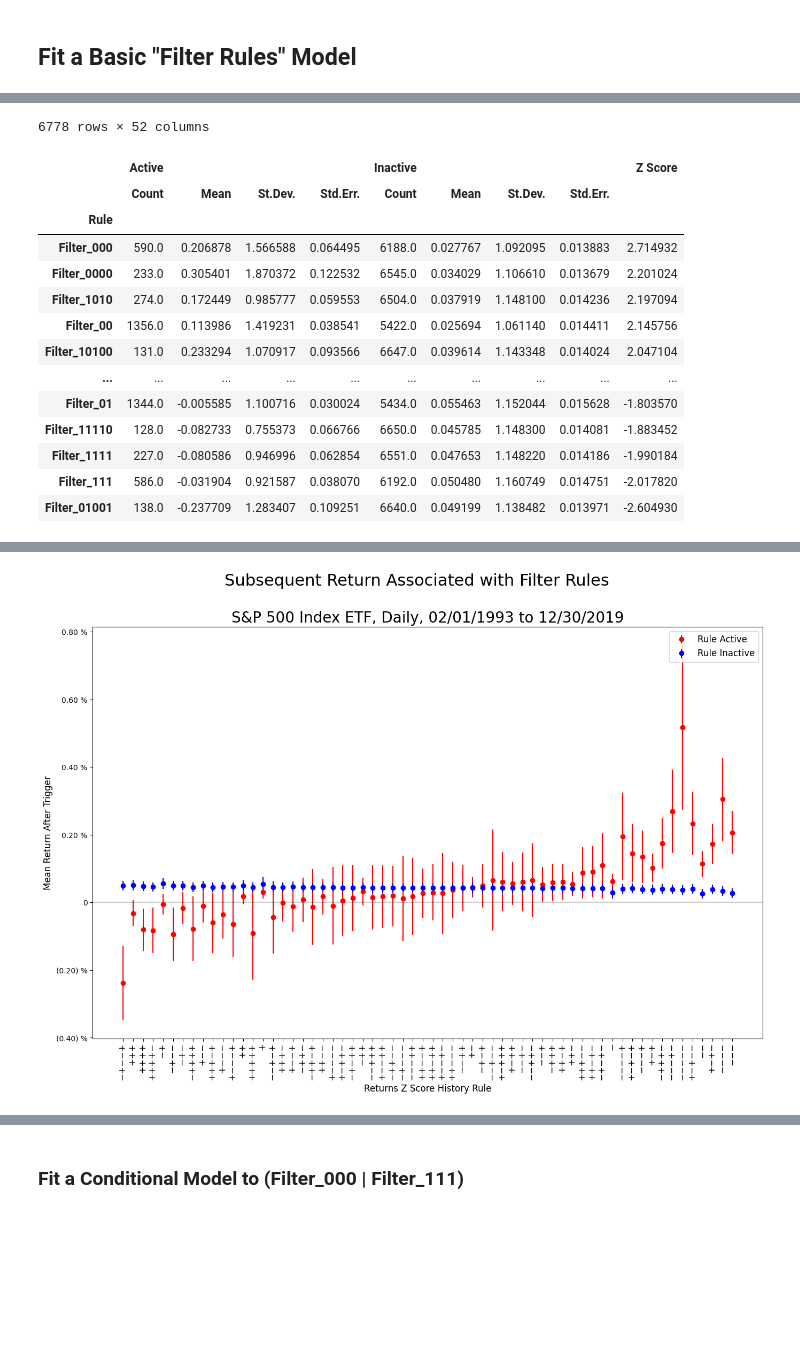
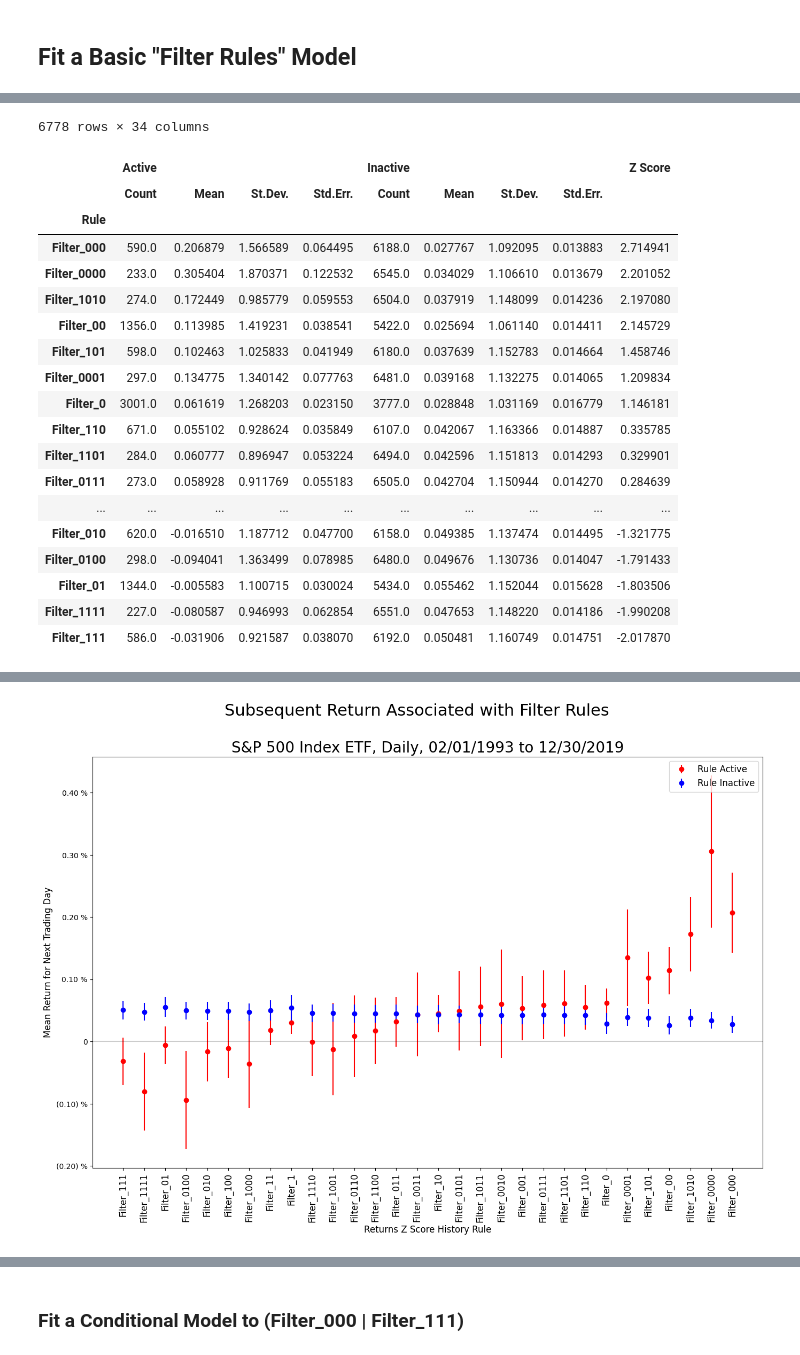
Before and after one commit to Farmhouse121/Financial-Data-Science-in-Python, a Jupyter notebook: Alphas/Filter_Rules.ipynb, the cells around one changed output, grey strips where cells are left out. Saved outputs shown, nothing was run; the diff lists cells and outputs as text; code cells hidden in the pictures; blank space fills up the shorter version.

```diff
--- a/Alphas/Filter_Rules.ipynb
+++ b/Alphas/Filter_Rules.ipynb
@@ -95,7 +100,7 @@ Covariance estimator: robust
 from itertools import product
 summary=pd.DataFrame({tuple(x):[] for x in product(['Active','Inactive'],['Mean','St.Dev.','Count','Std.Err.'])},index=pd.Series([],name='Filter'))
 # %%
-nprint("Creating filter rule indicators with order {:d} and offset {:f}.".format(forder:=5,foffset:=0.1))
+nprint("Creating filter rule indicators with order {:d} and offset {:f}.".format(forder:=4,foffset:=0.1))
 
 data['Direction']=data['Z Score'].apply(lambda x: one if x>foffset else -one if x<-foffset else zero)
 data.drop(data.columns[data.columns.str.contains('Filter')],axis=1,inplace=True)
@@ -136,8 +141,8 @@ display(summary.sort_values('Z Score',ascending=False))
 figure,plot=pl.subplots(figsize=(ten*GoldenRatio,ten))
 plot.errorbar(x:=summary.sort_values('Z Score').index,y:=summary.loc[x,('Active','Mean')],ye:=summary.loc[x,('Active','Std.Err.')],fmt='o',color='red',label='Rule Active')
 plot.errorbar(x,y:=summary.loc[x,('Inactive','Mean')],ye:=summary.loc[x,('Inactive','Std.Err.')],fmt='o',color='blue',label='Rule Inactive')
-plot.set_xticklabels(list(map(lambda x:x.replace('Filter_','').replace('0','$-$').replace('1','$+$'),x)),rotation=90,fontsize=12)
-plot.set_ylabel('Mean Return After Trigger',fontsize=12)
+plot.set_xticklabels(x,rotation=90,fontsize=12)
+plot.set_ylabel('Mean Return for Next Trading Day',fontsize=12)
 plot.yaxis.set_major_formatter(PercentLabels(2))
 plot.set_xlabel('Returns Z Score History Rule',fontsize=12)
 plot.axhline(color='black',alpha=0.2)
@@ -165,15 +170,20 @@ nprint("Saved figure to '{:s}'.".format(filename))
-6778 rows × 52 columns
+6778 rows × 34 columns
 |  | Active |  |  |  | Inactive |  |  |  | Z Score |
 |  | Count | Mean | St.Dev. | Std.Err. | Count | Mean | St.Dev. | Std.Err. |  |
 | Rule |  |  |  |  |  |  |  |  |  |
-| Filter_000 | 590.0 | 0.206878 | 1.566588 | 0.064495 | 6188.0 | 0.027767 | 1.092095 | 0.013883 | 2.714932 |
-| Filter_0000 | 233.0 | 0.305401 | 1.870372 | 0.122532 | 6545.0 | 0.034029 | 1.106610 | 0.013679 | 2.201024 |
-| Filter_1010 | 274.0 | 0.172449 | 0.985777 | 0.059553 | 6504.0 | 0.037919 | 1.148100 | 0.014236 | 2.197094 |
-| Filter_00 | 1356.0 | 0.113986 | 1.419231 | 0.038541 | 5422.0 | 0.025694 | 1.061140 | 0.014411 | 2.145756 |
-| Filter_10100 | 131.0 | 0.233294 | 1.070917 | 0.093566 | 6647.0 | 0.039614 | 1.143348 | 0.014024 | 2.047104 |
+| Filter_000 | 590.0 | 0.206879 | 1.566589 | 0.064495 | 6188.0 | 0.027767 | 1.092095 | 0.013883 | 2.714941 |
+| Filter_0000 | 233.0 | 0.305404 | 1.870371 | 0.122532 | 6545.0 | 0.034029 | 1.106610 | 0.013679 | 2.201052 |
+| Filter_1010 | 274.0 | 0.172449 | 0.985779 | 0.059553 | 6504.0 | 0.037919 | 1.148099 | 0.014236 | 2.197080 |
+| Filter_00 | 1356.0 | 0.113985 | 1.419231 | 0.038541 | 5422.0 | 0.025694 | 1.061140 | 0.014411 | 2.145729 |
+| Filter_101 | 598.0 | 0.102463 | 1.025833 | 0.041949 | 6180.0 | 0.037639 | 1.152783 | 0.014664 | 1.458746 |
+| Filter_0001 | 297.0 | 0.134775 | 1.340142 | 0.077763 | 6481.0 | 0.039168 | 1.132275 | 0.014065 | 1.209834 |
+| Filter_0 | 3001.0 | 0.061619 | 1.268203 | 0.023150 | 3777.0 | 0.028848 | 1.031169 | 0.016779 | 1.146181 |
+| Filter_110 | 671.0 | 0.055102 | 0.928624 | 0.035849 | 6107.0 | 0.042067 | 1.163366 | 0.014887 | 0.335785 |
+| Filter_1101 | 284.0 | 0.060777 | 0.896947 | 0.053224 | 6494.0 | 0.042596 | 1.151813 | 0.014293 | 0.329901 |
+| Filter_0111 | 273.0 | 0.058928 | 0.911769 | 0.055183 | 6505.0 | 0.042704 | 1.150944 | 0.014270 | 0.284639 |
 | ... | ... | ... | ... | ... | ... | ... | ... | ... | ... |
-| Filter_01 | 1344.0 | -0.005585 | 1.100716 | 0.030024 | 5434.0 | 0.055463 | 1.152044 | 0.015628 | -1.803570 |
-| Filter_11110 | 128.0 | -0.082733 | 0.755373 | 0.066766 | 6650.0 | 0.045785 | 1.148300 | 0.014081 | -1.883452 |
-| Filter_1111 | 227.0 | -0.080586 | 0.946996 | 0.062854 | 6551.0 | 0.047653 | 1.148220 | 0.014186 | -1.990184 |
-| Filter_111 | 586.0 | -0.031904 | 0.921587 | 0.038070 | 6192.0 | 0.050480 | 1.160749 | 0.014751 | -2.017820 |
-| Filter_01001 | 138.0 | -0.237709 | 1.283407 | 0.109251 | 6640.0 | 0.049199 | 1.138482 | 0.013971 | -2.604930 |
+| Filter_010 | 620.0 | -0.016510 | 1.187712 | 0.047700 | 6158.0 | 0.049385 | 1.137474 | 0.014495 | -1.321775 |
+| Filter_0100 | 298.0 | -0.094041 | 1.363499 | 0.078985 | 6480.0 | 0.049676 | 1.130736 | 0.014047 | -1.791433 |
+| Filter_01 | 1344.0 | -0.005583 | 1.100715 | 0.030024 | 5434.0 | 0.055462 | 1.152044 | 0.015628 | -1.803506 |
+| Filter_1111 | 227.0 | -0.080587 | 0.946993 | 0.062854 | 6551.0 | 0.047653 | 1.148220 | 0.014186 | -1.990208 |
+| Filter_111 | 586.0 | -0.031906 | 0.921587 | 0.038070 | 6192.0 | 0.050481 | 1.160749 | 0.014751 | -2.017870 |
@@ -182,4 +191,4 @@ nprint("Saved figure to '{:s}'.".format(filename))
-[figure, old version]
+[figure, new version]
 # %%
 nprint("Fitting GJR-GARCH model with filter rules...")
 model=ARX((design:=data.dropna())['Return'],design[fcols:=design.columns[design.columns.str.contains('Filter')]])
```
Also changed, not shown: parts of 7 cells of this notebook.
